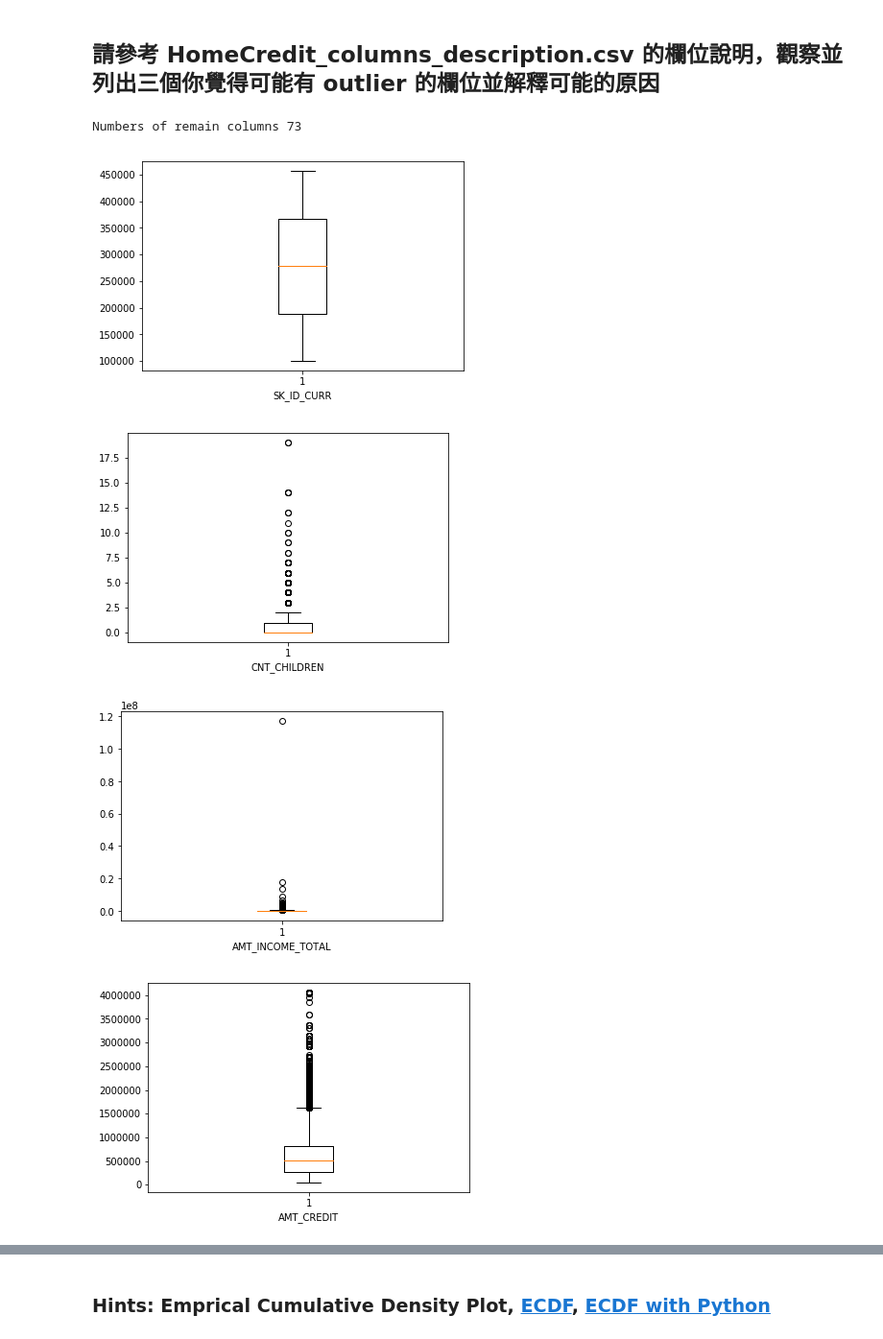
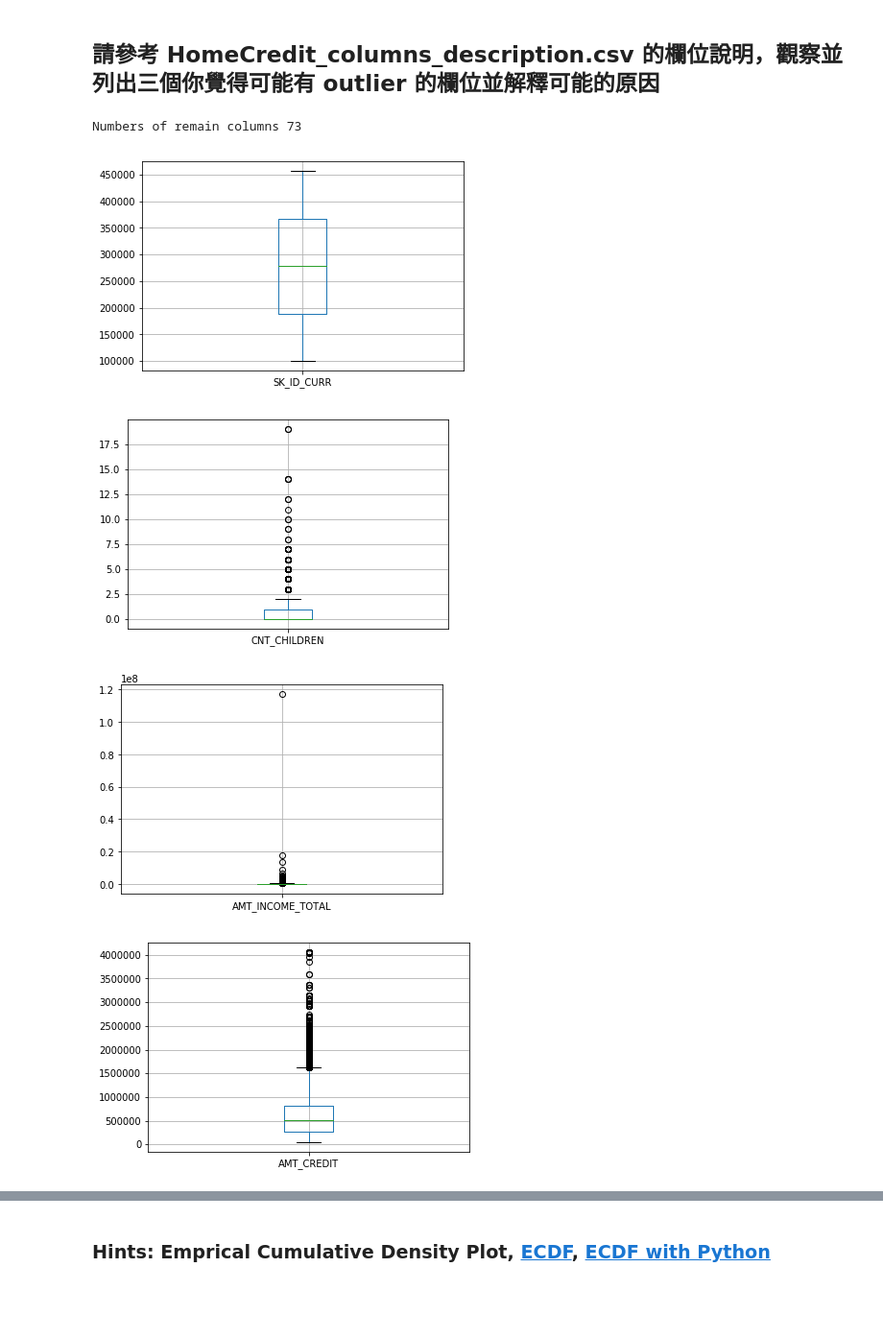
Before and after one commit to huzhecheng/ML100-Days, a Jupyter notebook: Day_006_HW.ipynb, the cells around one changed output, grey strips where cells are left out. Shown at 96% size. Saved outputs shown, nothing was run; the diff lists cells and outputs as text; code cells hidden in the pictures; blank space fills up the shorter version.

```diff
--- a/Day_006_HW.ipynb
+++ b/Day_006_HW.ipynb
@@ -33,27 +33,25 @@ Path of read in data: ./data/application_train.csv
 # %%
 # 先篩選數值型的欄位
 """
 YOUR CODE HERE, fill correct data types (for example str, float, int, ...)
 """
-dtype_select = app_train.select_dtypes(include=[np.number])
+dtype_select = app_train.select_dtypes(include=['int64', 'float64'])
 
 numeric_columns = list(app_train.columns[list(app_train.columns.isin(dtype_select))])
 
 # 再把只有 2 值 (通常是 0,1) 的欄位去掉
 numeric_columns = list(app_train[numeric_columns].columns[list(app_train[numeric_columns].apply(lambda x:len(x.unique())!=2 ))])
 print("Numbers of remain columns %d" % len(numeric_columns))
-len(numeric_columns)
 # 檢視這些欄位的數值範圍
-for index, col in enumerate(numeric_columns):
+for col in numeric_columns:
     """
     Your CODE HERE, make the box plot
     """
-    plt.boxplot(app_train[col])
-    plt.xlabel(col)
+    app_train.boxplot(col)
     plt.show()
 # %% [output]
 Numbers of remain columns 73
-[figure, old version]
+[figure, new version]
-[figure, old version]
+[figure, new version]
-[figure, old version]
+[figure, new version]
-[figure, old version]
+[figure, new version]
```
Also changed, not shown: parts of 4 cells of this notebook.
